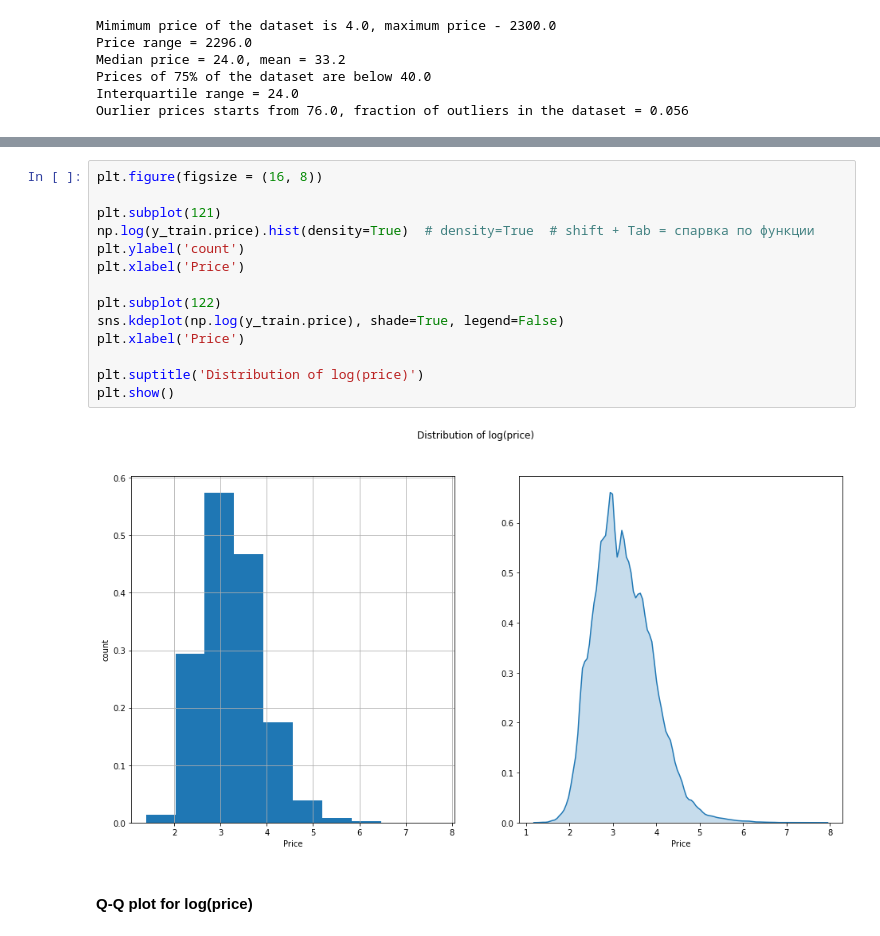
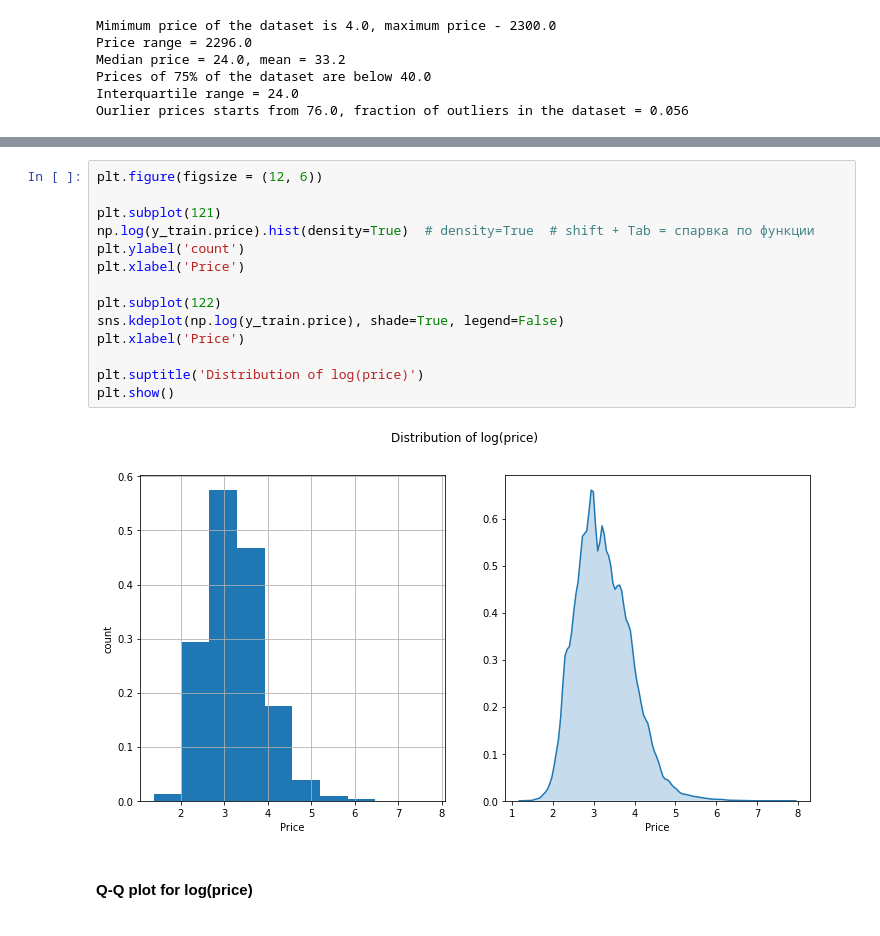
Before and after one commit to Yanina-Kutovaya/portfolio, a Jupyter notebook: Wine_Review_exploratory_data_analysis.ipynb, the cells around one changed output, grey strips where cells are left out. Cells and saved outputs as stored; diff of their text form.

```diff
--- a/Wine_Review_exploratory_data_analysis.ipynb
+++ b/Wine_Review_exploratory_data_analysis.ipynb
@@ -133,19 +133,19 @@ plt.show()
 # %%
-plt.figure(figsize = (16, 8))
+plt.figure(figsize = (12, 6))
 
 plt.subplot(121)
 np.log(y_train.price).hist(density=True)  # density=True  # shift + Tab = спарвка по функции
 plt.ylabel('count')
 plt.xlabel('Price')
 
 plt.subplot(122)
 sns.kdeplot(np.log(y_train.price), shade=True, legend=False)
 plt.xlabel('Price')
 
 plt.suptitle('Distribution of log(price)')
 plt.show()
 # %% [output]
-[figure, old version]
+[figure, new version]
 # %% [markdown]
 #### Q-Q plot for log(price)
 # %%
```
Also changed, not shown: parts of 4 cells of this notebook.
